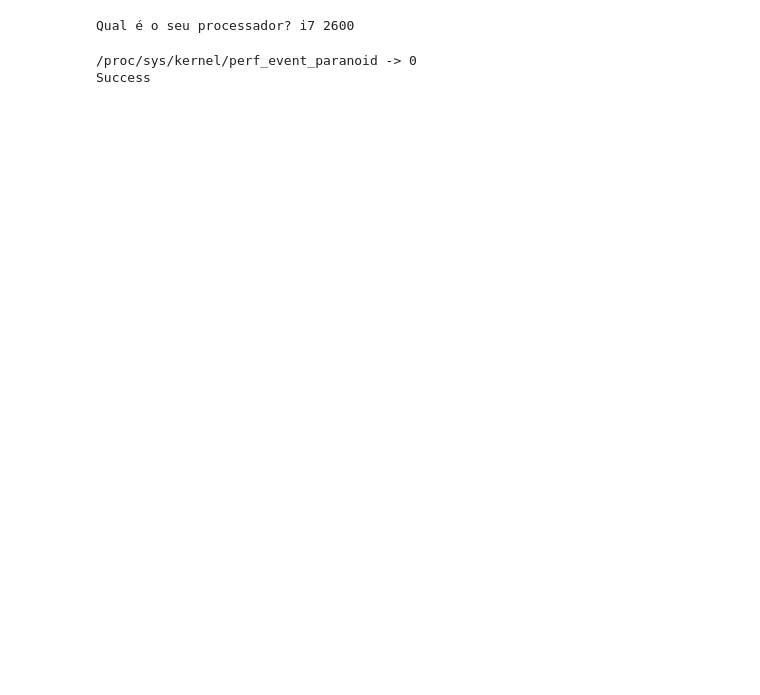
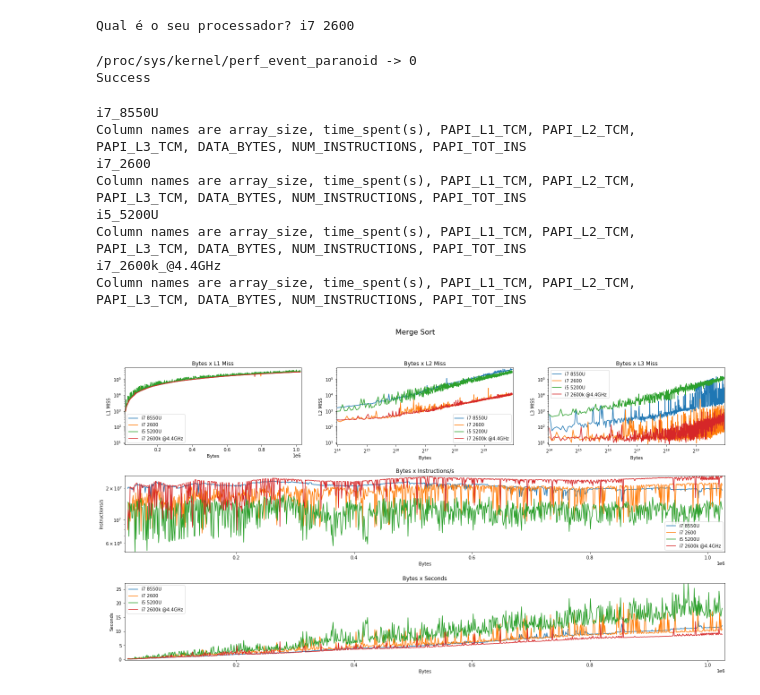
Before and after one commit to FerroEduardo/algorithms-comparison, a Jupyter notebook: program.ipynb, the cells around one changed output. Saved outputs shown, nothing was run; the diff lists cells and outputs as text; code cells hidden in the pictures; blank space fills up the shorter version.

```diff
--- a/program.ipynb
+++ b/program.ipynb
@@ -198,6 +211,16 @@ enableKernelEvents()
 /proc/sys/kernel/perf_event_paranoid -> 0
 Success
 # %%
-# filename = 'merge_sort.cpp'
-# plotData(filename[:-4])
+filename = 'merge_sort.cpp'
+plotData(filename[:-4])
+# %% [output]
+i7_8550U
+Column names are array_size, time_spent(s), PAPI_L1_TCM, PAPI_L2_TCM, PAPI_L3_TCM, DATA_BYTES, NUM_INSTRUCTIONS, PAPI_TOT_INS
+i7_2600
+Column names are array_size, time_spent(s), PAPI_L1_TCM, PAPI_L2_TCM, PAPI_L3_TCM, DATA_BYTES, NUM_INSTRUCTIONS, PAPI_TOT_INS
+i5_5200U
+Column names are array_size, time_spent(s), PAPI_L1_TCM, PAPI_L2_TCM, PAPI_L3_TCM, DATA_BYTES, NUM_INSTRUCTIONS, PAPI_TOT_INS
+i7_2600k_@4.4GHz
+Column names are array_size, time_spent(s), PAPI_L1_TCM, PAPI_L2_TCM, PAPI_L3_TCM, DATA_BYTES, NUM_INSTRUCTIONS, PAPI_TOT_INS
+[figure, added]
 # %%
```
Also changed, not shown: parts of 4 cells of this notebook.
